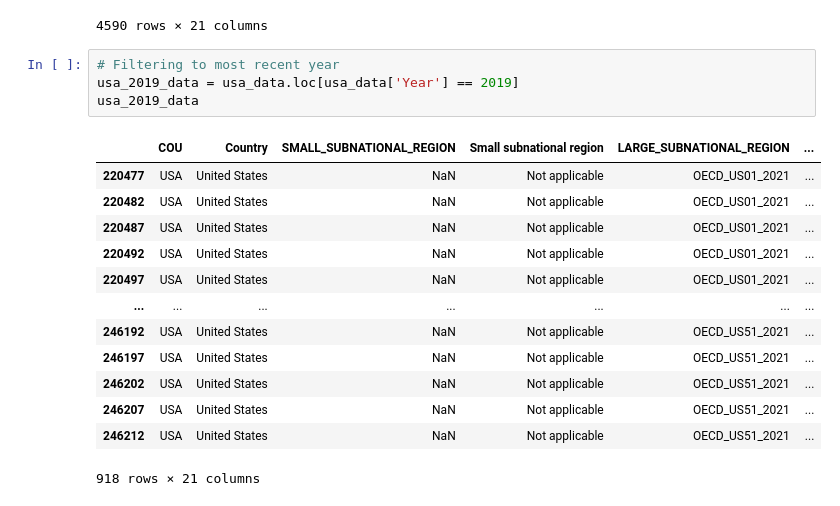
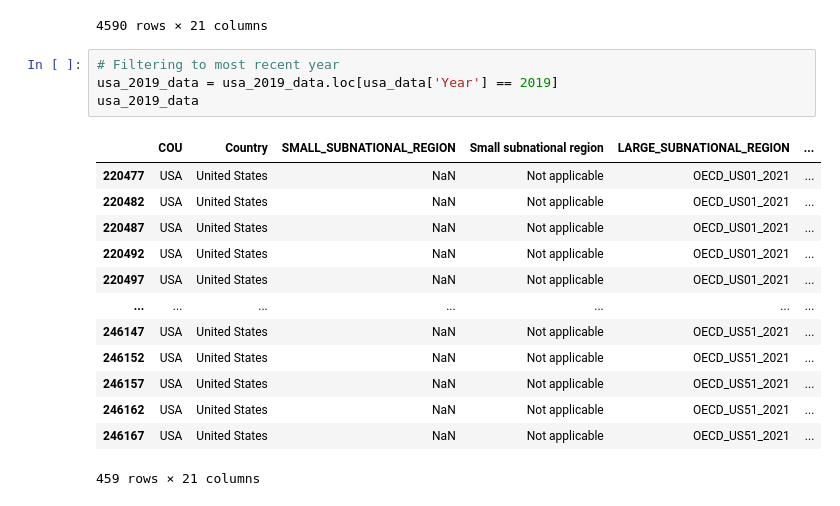
Before and after one commit to gwroth89/meteorite-ml-project, a Jupyter notebook: land_cover.ipynb, the cells around one changed output. Drawn from its saved outputs; the diff is of its cells as text.

```diff
--- a/land_cover.ipynb
+++ b/land_cover.ipynb
@@ -45,19 +45,19 @@ usa_data
 4590 rows × 21 columns
 # %%
 # Filtering to most recent year
-usa_2019_data = usa_data.loc[usa_data['Year'] == 2019]
+usa_2019_data = usa_2019_data.loc[usa_data['Year'] == 2019]
 usa_2019_data
 # %% [output]
 |  | COU | Country | SMALL_SUBNATIONAL_REGION | Small subnational region | LARGE_SUBNATIONAL_REGION | ... |
 | 220477 | USA | United States | NaN | Not applicable | OECD_US01_2021 | ... |
 | 220482 | USA | United States | NaN | Not applicable | OECD_US01_2021 | ... |
 | 220487 | USA | United States | NaN | Not applicable | OECD_US01_2021 | ... |
 | 220492 | USA | United States | NaN | Not applicable | OECD_US01_2021 | ... |
 | 220497 | USA | United States | NaN | Not applicable | OECD_US01_2021 | ... |
 | ... | ... | ... | ... | ... | ... | ... |
-| 246192 | USA | United States | NaN | Not applicable | OECD_US51_2021 | ... |
-| 246197 | USA | United States | NaN | Not applicable | OECD_US51_2021 | ... |
-| 246202 | USA | United States | NaN | Not applicable | OECD_US51_2021 | ... |
-| 246207 | USA | United States | NaN | Not applicable | OECD_US51_2021 | ... |
-| 246212 | USA | United States | NaN | Not applicable | OECD_US51_2021 | ... |
+| 246147 | USA | United States | NaN | Not applicable | OECD_US51_2021 | ... |
+| 246152 | USA | United States | NaN | Not applicable | OECD_US51_2021 | ... |
+| 246157 | USA | United States | NaN | Not applicable | OECD_US51_2021 | ... |
+| 246162 | USA | United States | NaN | Not applicable | OECD_US51_2021 | ... |
+| 246167 | USA | United States | NaN | Not applicable | OECD_US51_2021 | ... |
-918 rows × 21 columns
+459 rows × 21 columns
```
Also changed, not shown: parts of 5 cells of this notebook.
